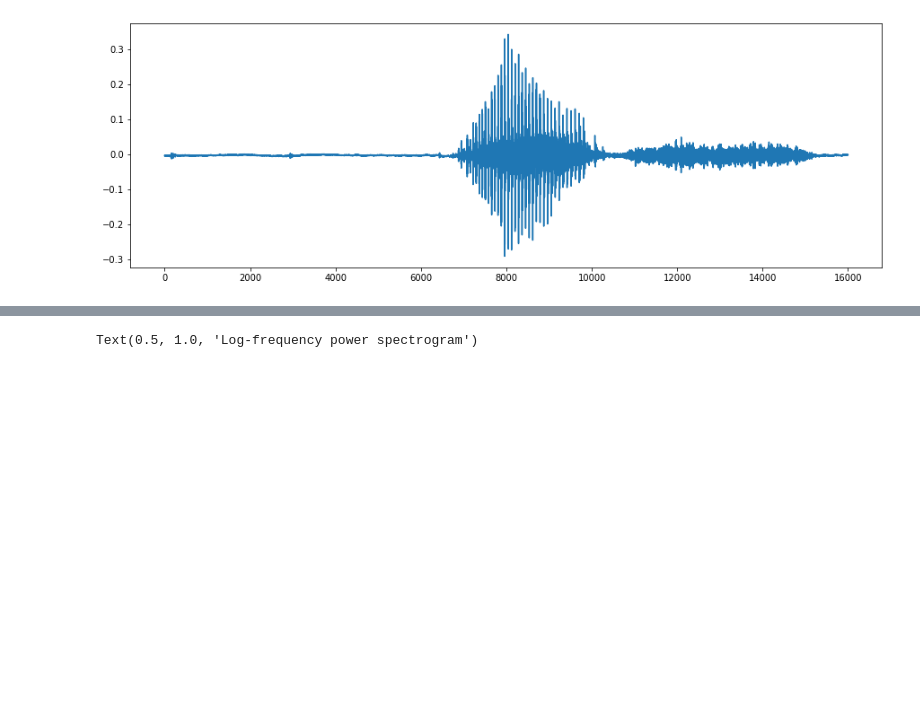
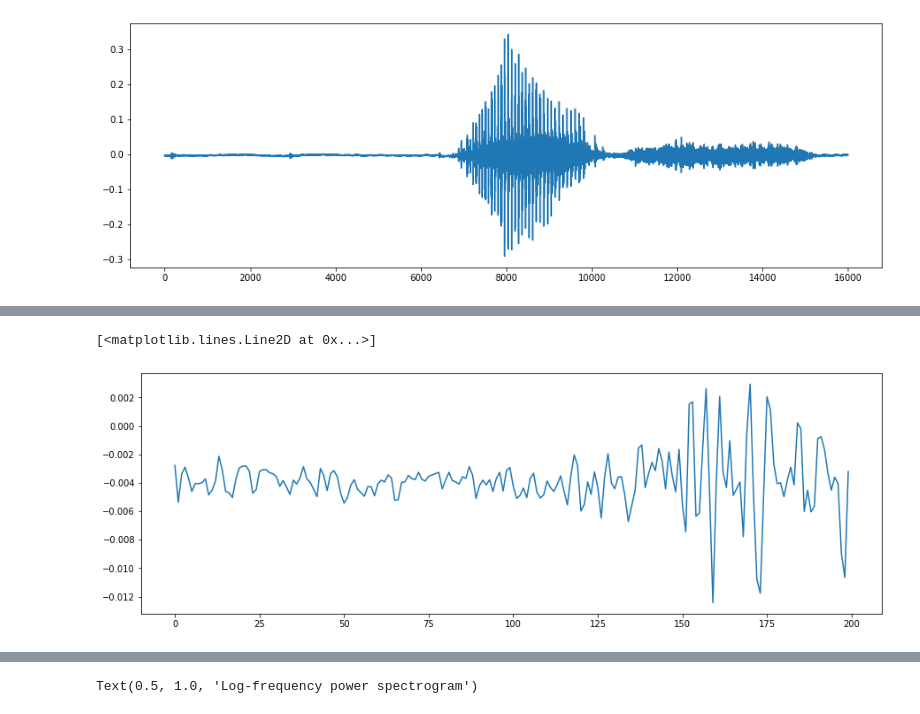
Before and after one commit to zmazak0/MADE-Speech-signal-processing, a Jupyter notebook: Мартиросян_Завен_asr_lab_1.ipynb, the cells around one changed output, grey strips where cells are left out. Drawn from its saved outputs; the diff is of its cells as text; code cells hidden in the pictures; blank space fills up the shorter version.

```diff
--- a/Мартиросян_Завен_asr_lab_1.ipynb
+++ b/Мартиросян_Завен_asr_lab_1.ipynb
@@ -88,0 +91,6 @@ plt.plot(x)
+# %%
+import matplotlib.pyplot as plt
+plt.plot(x[:200])
+# %% [output]
+[<matplotlib.lines.Line2D at 0x...>]
+[figure, added]
```
Also changed, not shown: parts of 16 cells of this notebook.
